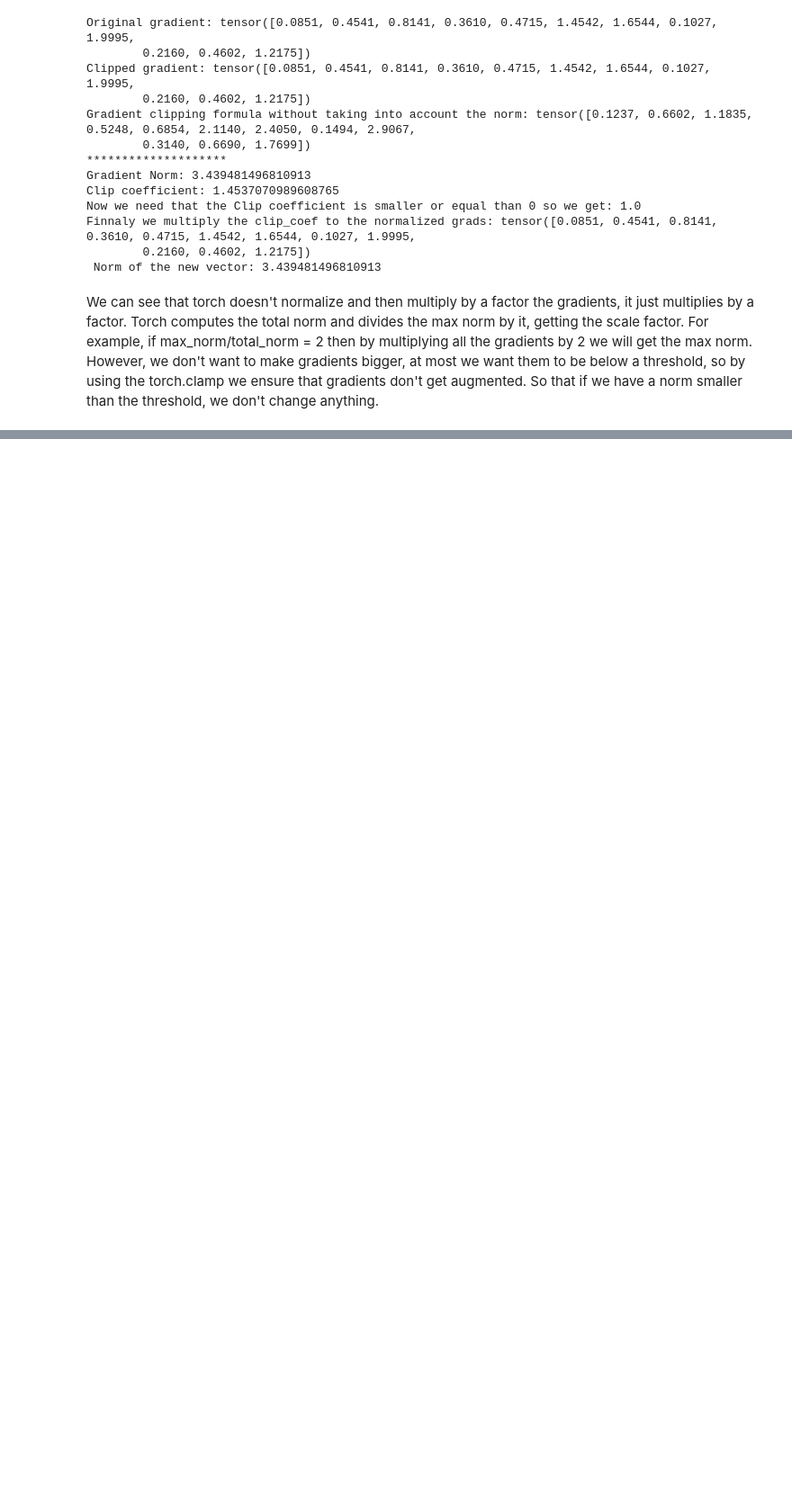
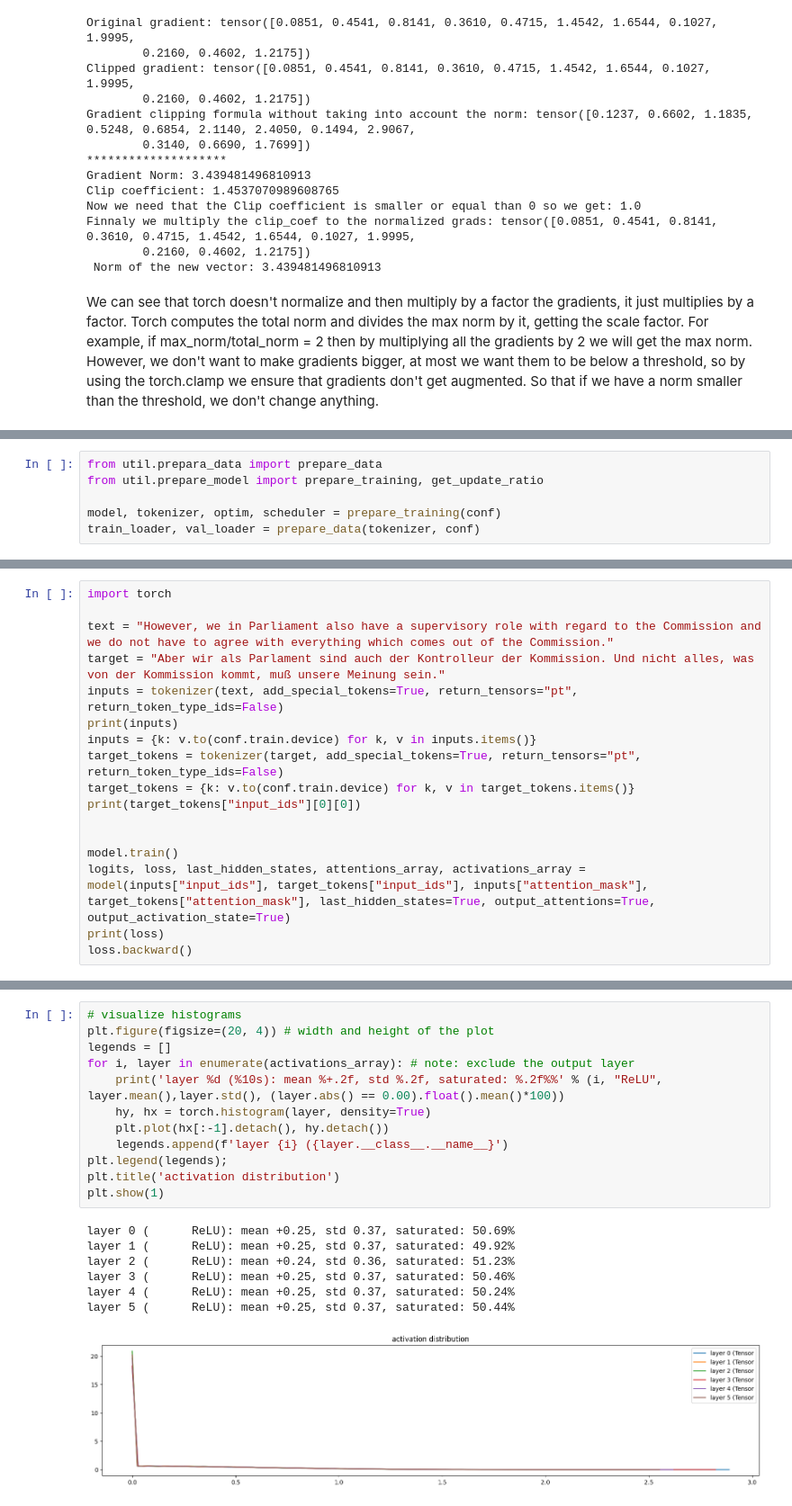
Before and after one commit to deeplearningcafe/transformer-pytorch, a Jupyter notebook: notebooks/Debug.ipynb, the cells around one changed output, grey strips where cells are left out. Shown at 90% size. Saved outputs shown, nothing was run; the diff lists cells and outputs as text; blank space fills up the shorter version.

```diff
--- a/notebooks/Debug.ipynb
+++ b/notebooks/Debug.ipynb
@@ -494,0 +568,6 @@ We can see that torch doesn't normalize and then multiply by a factor the gradie
+# %%
+from util.prepara_data import prepare_data
+from util.prepare_model import prepare_training, get_update_ratio
+
+model, tokenizer, optim, scheduler = prepare_training(conf)
+train_loader, val_loader = prepare_data(tokenizer, conf)
@@ -494,0 +580,17 @@ We can see that torch doesn't normalize and then multiply by a factor the gradie
+# %%
+import torch
+
+text = "However, we in Parliament also have a supervisory role with regard to the Commission and we do not have to agree with everything which comes out of the Commission."
+target = "Aber wir als Parlament sind auch der Kontrolleur der Kommission. Und nicht alles, was von der Kommission kommt, muß unsere Meinung sein."
+inputs = tokenizer(text, add_special_tokens=True, return_tensors="pt", return_token_type_ids=False)
+print(inputs)
+inputs = {k: v.to(conf.train.device) for k, v in inputs.items()}
+target_tokens = tokenizer(target, add_special_tokens=True, return_tensors="pt", return_token_type_ids=False)
+target_tokens = {k: v.to(conf.train.device) for k, v in target_tokens.items()}
+print(target_tokens["input_ids"][0][0])
+
+
+model.train()
+logits, loss, last_hidden_states, attentions_array, activations_array = model(inputs["input_ids"], target_tokens["input_ids"], inputs["attention_mask"], target_tokens["attention_mask"], last_hidden_states=True, output_attentions=True, output_activation_state=True)
+print(loss)
+loss.backward()
@@ -494,0 +606,20 @@ We can see that torch doesn't normalize and then multiply by a factor the gradie
+# %%
+# visualize histograms
+plt.figure(figsize=(20, 4)) # width and height of the plot
+legends = []
+for i, layer in enumerate(activations_array): # note: exclude the output layer
+    print('layer %d (%10s): mean %+.2f, std %.2f, saturated: %.2f%%' % (i, "ReLU", layer.mean(),layer.std(), (layer.abs() == 0.00).float().mean()*100))
+    hy, hx = torch.histogram(layer, density=True)
+    plt.plot(hx[:-1].detach(), hy.detach())
+    legends.append(f'layer {i} ({layer.__class__.__name__}')
+plt.legend(legends);
+plt.title('activation distribution')
+plt.show(1)
+# %% [output]
+layer 0 (      ReLU): mean +0.25, std 0.37, saturated: 50.69%
+layer 1 (      ReLU): mean +0.25, std 0.37, saturated: 49.92%
+layer 2 (      ReLU): mean +0.24, std 0.36, saturated: 51.23%
+layer 3 (      ReLU): mean +0.25, std 0.37, saturated: 50.46%
+layer 4 (      ReLU): mean +0.25, std 0.37, saturated: 50.24%
+layer 5 (      ReLU): mean +0.25, std 0.37, saturated: 50.44%
+[figure, added]
```
Also changed, not shown: parts of 26 cells of this notebook, 5 other files.
